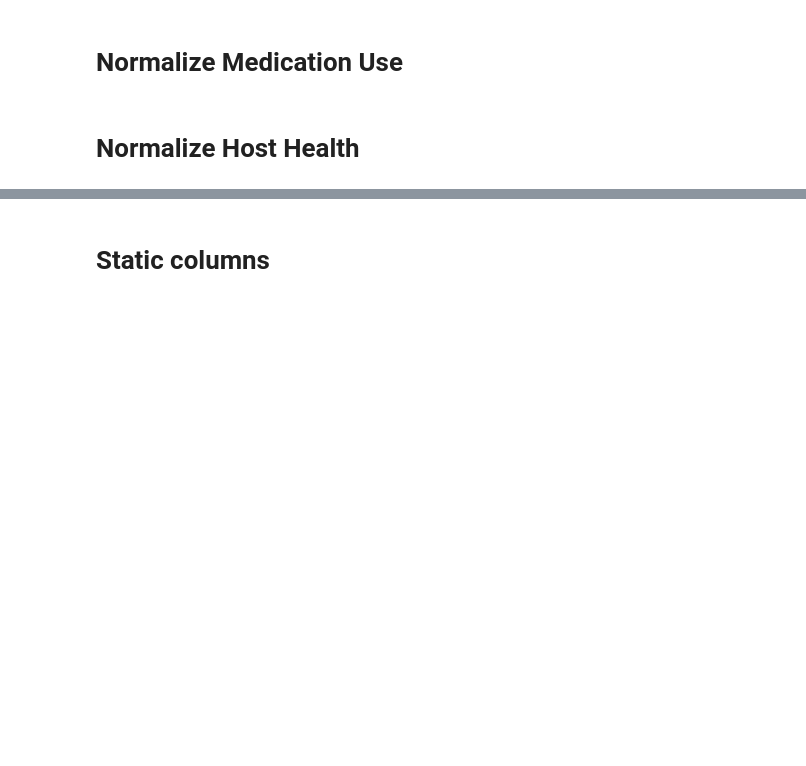
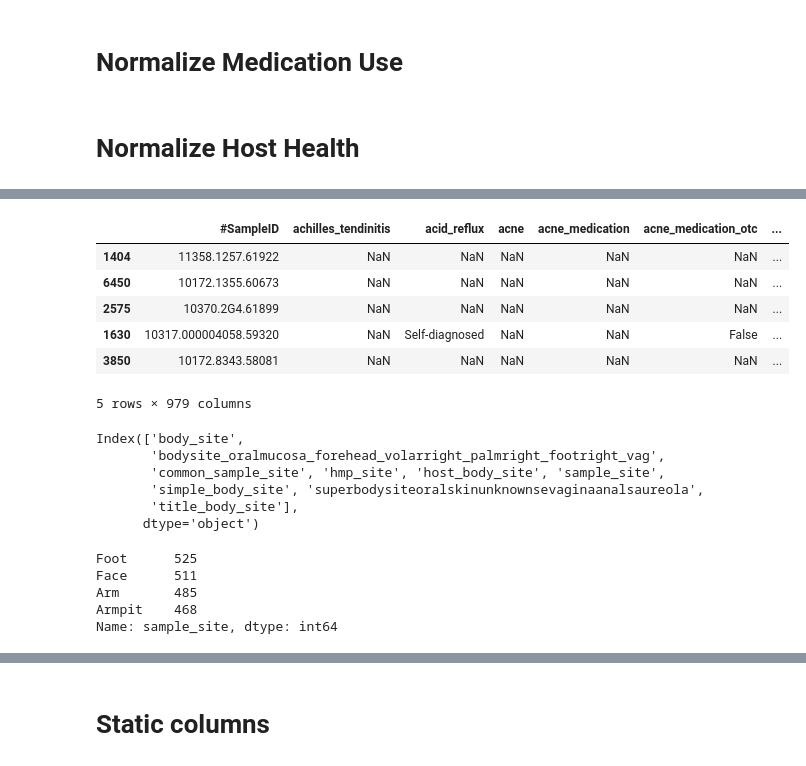
Before and after one commit to HuRebecca/microbiome-metadata-normalization, a Jupyter notebook: qiita_all_human_skin_metadata.ipynb, the cells around one changed output, grey strips where cells are left out. Saved outputs shown, nothing was run; the diff lists cells and outputs as text; code cells hidden in the pictures; blank space fills up the shorter version.

Commit message:
added body site normalization and specific diseases

```diff
--- a/qiita_all_human_skin_metadata.ipynb
+++ b/qiita_all_human_skin_metadata.ipynb
@@ -997,0 +1021,20 @@ df['qiita_host_healthy'] = normalize_healthy(df)
+# %%
+sample = df.sample(frac = 0.25, replace = False)
+sample.head()
+# %% [output]
+|  | #SampleID | achilles_tendinitis | acid_reflux | acne | acne_medication | acne_medication_otc | ... |
+| 1404 | 11358.1257.61922 | NaN | NaN | NaN | NaN | NaN | ... |
+| 6450 | 10172.1355.60673 | NaN | NaN | NaN | NaN | NaN | ... |
+| 2575 | 10370.2G4.61899 | NaN | NaN | NaN | NaN | NaN | ... |
+| 1630 | 10317.000004058.59320 | NaN | Self-diagnosed | NaN | NaN | False | ... |
+| 3850 | 10172.8343.58081 | NaN | NaN | NaN | NaN | NaN | ... |
+5 rows × 979 columns
+# %%
+contains('')
+# %% [output]
+Index(['body_site',
+       'bodysite_oralmucosa_forehead_volarright_palmright_footright_vag',
+       'common_sample_site', 'hmp_site', 'host_body_site', 'sample_site',
+       'simple_body_site', 'superbodysiteoralskinunknownsevaginaanalsaureola',
+       'title_body_site'],
+      dtype='object')
@@ -997,0 +1047,8 @@ df['qiita_host_healthy'] = normalize_healthy(df)
+# %%
+df.sample_site.value_counts()
+# %% [output]
+Foot      525
+Face      511
+Arm       485
+Armpit    468
+Name: sample_site, dtype: int64
```
Also changed, not shown: parts of 24 cells of this notebook, 2 other files.
